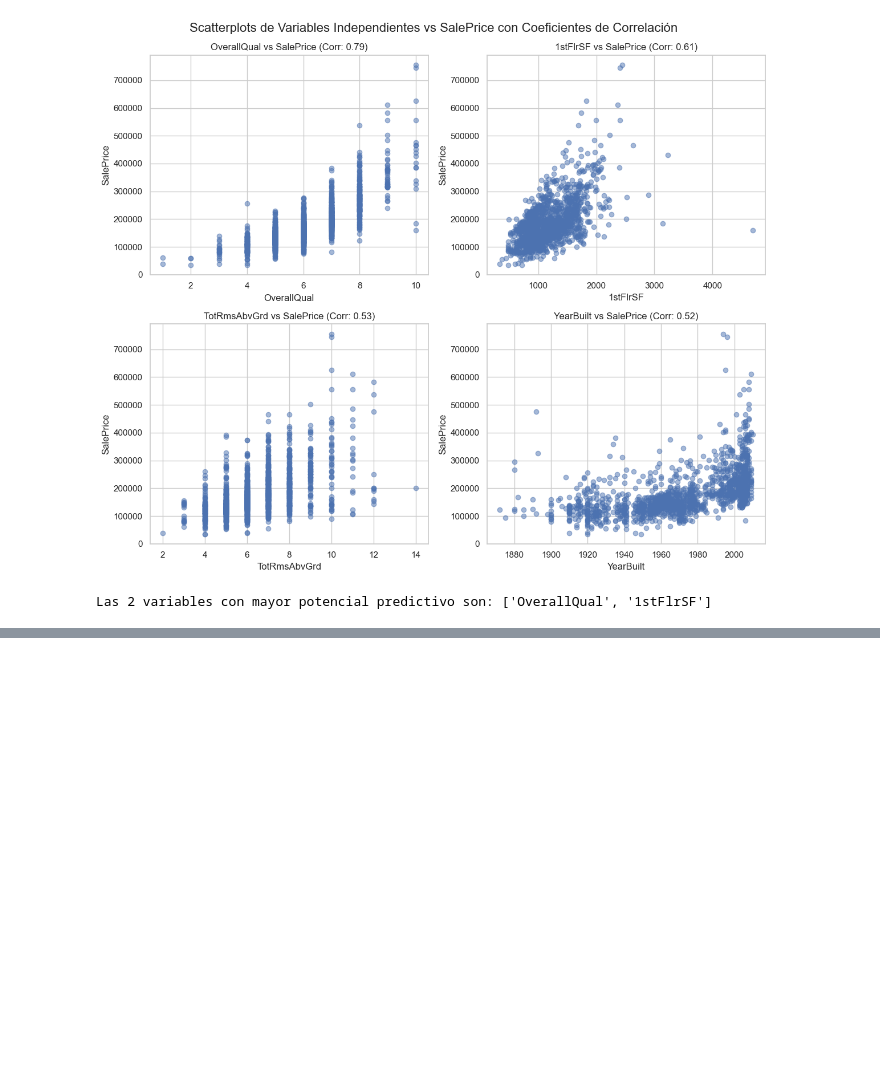
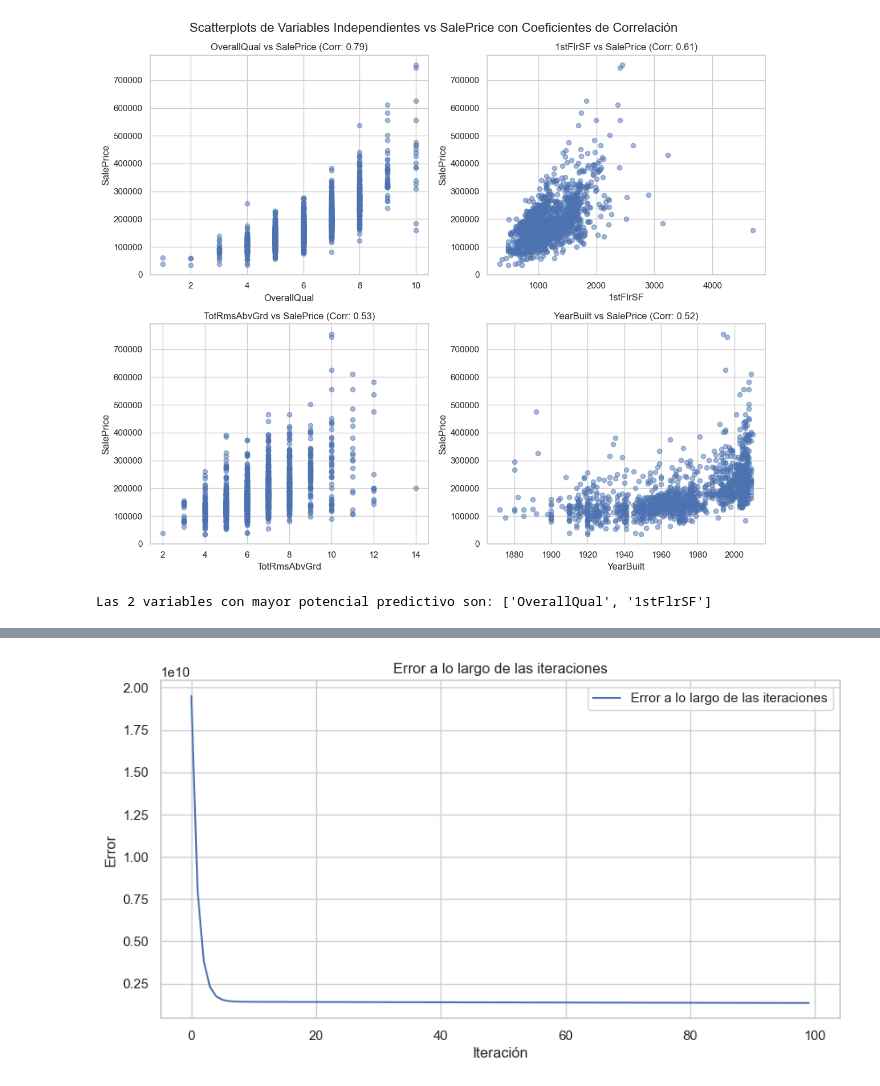
Before and after one commit to walteralexanderajtunpisquiy/PROYECTO1, a Jupyter notebook: ProyectoFinal.ipynb, the cells around one changed output, grey strips where cells are left out. Drawn from its saved outputs; the diff is of its cells as text; code cells hidden in the pictures; blank space fills up the shorter version.

Commit message:
Se ha creado el modelo correspondiente al punto 6 y 7, dado el cambio de fecha se tiene pensado revisar el codigo y mejorarlo

```diff
--- a/ProyectoFinal.ipynb
+++ b/ProyectoFinal.ipynb
@@ -204,0 +282,10 @@ class LinearRegressionModel:
+# %%
+# Asumiendo que la clase MySimpleRegression y el DataFrame df ya están definidos
+ModeloOverallQual = MySimpleRegression(1, 1)
+mo_manual, errs = ModeloOverallQual.train_model(
+    x=df['OverallQual'],
+    y=df['SalePrice'],
+    epochs=100,
+    print_error_every=10,
+    learning_rate=0.04
+)
@@ -204,0 +303,4 @@ class LinearRegressionModel:
+# %%
+ModeloOverallQual.grafi_errores()
+# %% [output]
+[figure, added]
```
Also changed, not shown: parts of 17 cells of this notebook.
